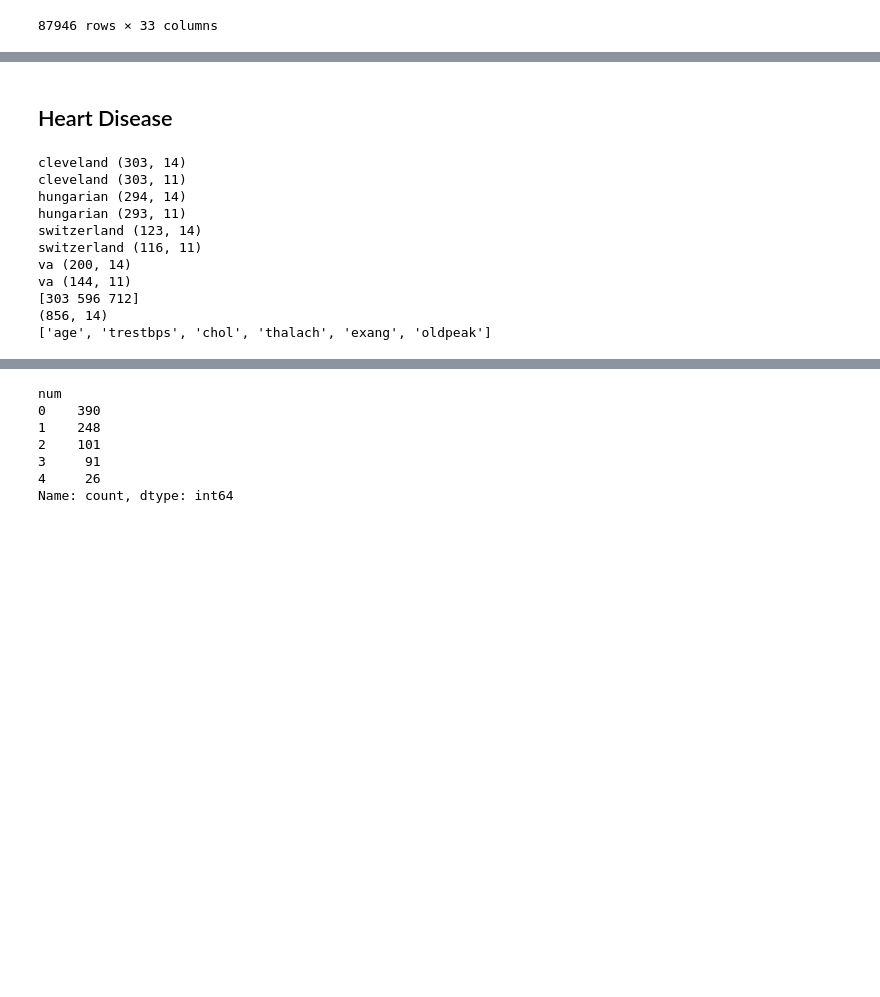
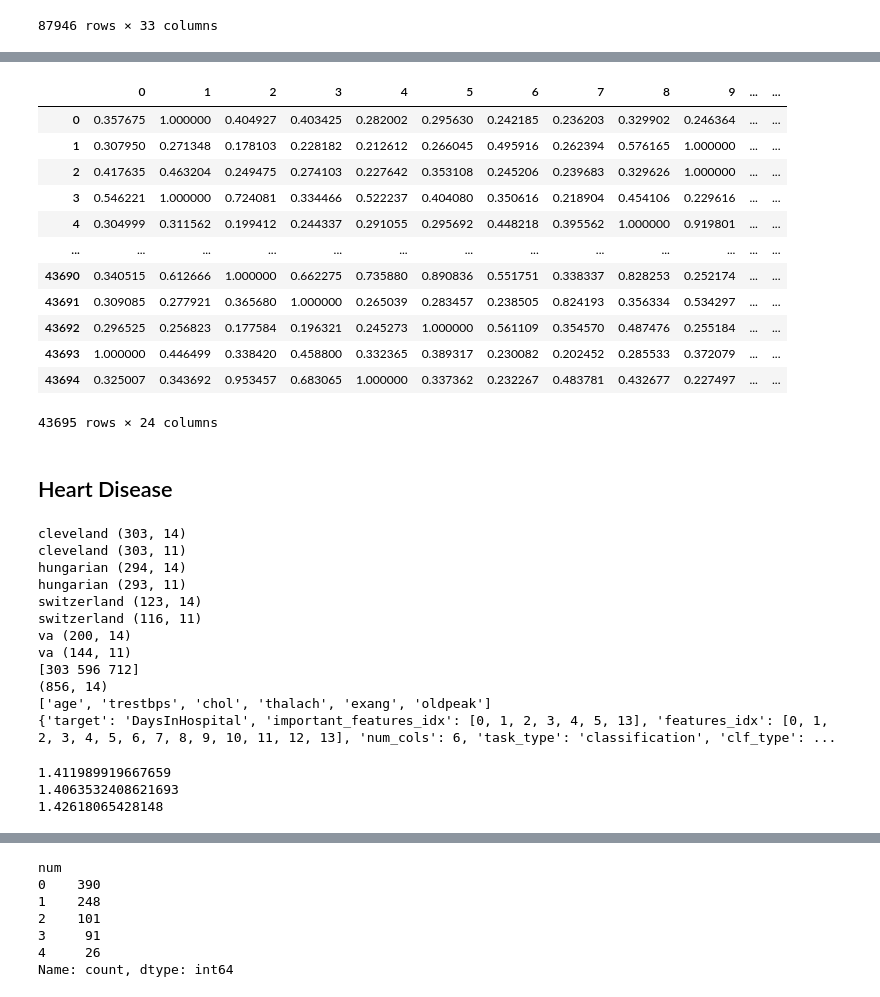
Before and after one commit to sitaomin1994/federated_imputation, a Jupyter notebook: notebook/data_preprocessing.ipynb, the cells around one changed output, grey strips where cells are left out. Saved outputs shown, nothing was run; the diff lists cells and outputs as text; code cells hidden in the pictures; blank space fills up the shorter version.

```diff
--- a/notebook/data_preprocessing.ipynb
+++ b/notebook/data_preprocessing.ipynb
@@ -634,0 +725,27 @@ data.to_csv('./data/hhp/data_clean_los_np1.csv', index=False)
+# %%
+from sklearn.ensemble import RandomForestRegressor  # or RandomForestClassifier based on your task
+
+# Assuming 'label' is your prediction target
+X = selected_df.drop('label', axis=1)
+y = selected_df['label']
+
+model = RandomForestRegressor()
+model.fit(X, y)
+
+# Get feature importances
+importances = model.feature_importances_
+feature_names = X.columns
+feature_importance_dict = dict(zip(feature_names, importances))
+
+# Sort features by importance
+sorted_features = sorted(feature_importance_dict.items(), key=lambda item: item[1], reverse=True)
+
+sorted_features = [feature[0] for feature in sorted_features if feature[1] > 0.01]
+print(sorted_features)
+
+correlated_cols = selected_df.corrwith(selected_df['label']).abs().sort_values(ascending = False)[:30].index.tolist()
+print(correlated_cols)
+
+final_cols = list(set(sorted_features) | set(correlated_cols))
+final_cols.remove('label')
+print(final_cols)
@@ -634,0 +816,16 @@ data.to_csv('./data/hhp/data_clean_los_np1.csv', index=False)
+# %%
+data
+# %% [output]
+|  | 0 | 1 | 2 | 3 | 4 | 5 | 6 | 7 | 8 | 9 | ... | ... |
+| 0 | 0.357675 | 1.000000 | 0.404927 | 0.403425 | 0.282002 | 0.295630 | 0.242185 | 0.236203 | 0.329902 | 0.246364 | ... | ... |
+| 1 | 0.307950 | 0.271348 | 0.178103 | 0.228182 | 0.212612 | 0.266045 | 0.495916 | 0.262394 | 0.576165 | 1.000000 | ... | ... |
+| 2 | 0.417635 | 0.463204 | 0.249475 | 0.274103 | 0.227642 | 0.353108 | 0.245206 | 0.239683 | 0.329626 | 1.000000 | ... | ... |
+| 3 | 0.546221 | 1.000000 | 0.724081 | 0.334466 | 0.522237 | 0.404080 | 0.350616 | 0.218904 | 0.454106 | 0.229616 | ... | ... |
+| 4 | 0.304999 | 0.311562 | 0.199412 | 0.244337 | 0.291055 | 0.295692 | 0.448218 | 0.395562 | 1.000000 | 0.919801 | ... | ... |
+| ... | ... | ... | ... | ... | ... | ... | ... | ... | ... | ... | ... | ... |
+| 43690 | 0.340515 | 0.612666 | 1.000000 | 0.662275 | 0.735880 | 0.890836 | 0.551751 | 0.338337 | 0.828253 | 0.252174 | ... | ... |
+| 43691 | 0.309085 | 0.277921 | 0.365680 | 1.000000 | 0.265039 | 0.283457 | 0.238505 | 0.824193 | 0.356334 | 0.534297 | ... | ... |
+| 43692 | 0.296525 | 0.256823 | 0.177584 | 0.196321 | 0.245273 | 1.000000 | 0.561109 | 0.354570 | 0.487476 | 0.255184 | ... | ... |
+| 43693 | 1.000000 | 0.446499 | 0.338420 | 0.458800 | 0.332365 | 0.389317 | 0.230082 | 0.202452 | 0.285533 | 0.372079 | ... | ... |
+| 43694 | 0.325007 | 0.343692 | 0.953457 | 0.683065 | 1.000000 | 0.337362 | 0.232267 | 0.483781 | 0.432677 | 0.227497 | ... | ... |
+43695 rows × 24 columns
@@ -687,16 +889,17 @@ df[target_col] = df[target_col].map({0: 0, 1: 1, 2: 1, 3: 1, 4: 1})
 data_config = {
     'target': target,
     'important_features_idx': [
-        idx for idx in range(0, data.shape[1])
-        if (data.columns[idx] != target) and (data.columns[idx] not in cat_cols)
+        idx for idx in range(0, df.shape[1])
+        if (df.columns[idx] != target) and (df.columns[idx] not in cat_cols)
     ],
-	'features_idx': [idx for idx in range(0, data.shape[1]) if data.columns[idx] != target],
-	"num_cols": data.shape[1] - 1 - len(cat_cols),
+	'features_idx': [idx for idx in range(0, df.shape[1]) if df.columns[idx] != target],
+	"num_cols": df.shape[1] - 1 - len(cat_cols),
 	'task_type': 'classification',
 	'clf_type': 'binary-class',
 	'data_type': 'tabular',
-	'client_split_indices': split_indices.tolist()
+	'client_split_indices': client_split_indices.tolist()
 }
+print(data_config)
 
 with open('./data/heart_disease/data_config_binary.json', 'w') as f:
     json.dump(data_config, f)
@@ -714,3 +917,12 @@ va (144, 11)
 [303 596 712]
 (856, 14)
 ['age', 'trestbps', 'chol', 'thalach', 'exang', 'oldpeak']
+{'target': 'DaysInHospital', 'important_features_idx': [0, 1, 2, 3, 4, 5, 13], 'features_idx': [0, 1, 2, 3, 4, 5, 6, 7, 8, 9, 10, 11, 12, 13], 'num_cols': 6, 'task_type': 'classification', 'clf_type': ...
+# %%
+print(np.exp(0.345))
+print(np.exp(0.341))
+print(np.exp(0.355))
+# %% [output]
+1.411989919667659
+1.4063532408621693
+1.42618065428148
```
Also changed, not shown: parts of 11 cells of this notebook, 9 other files.
